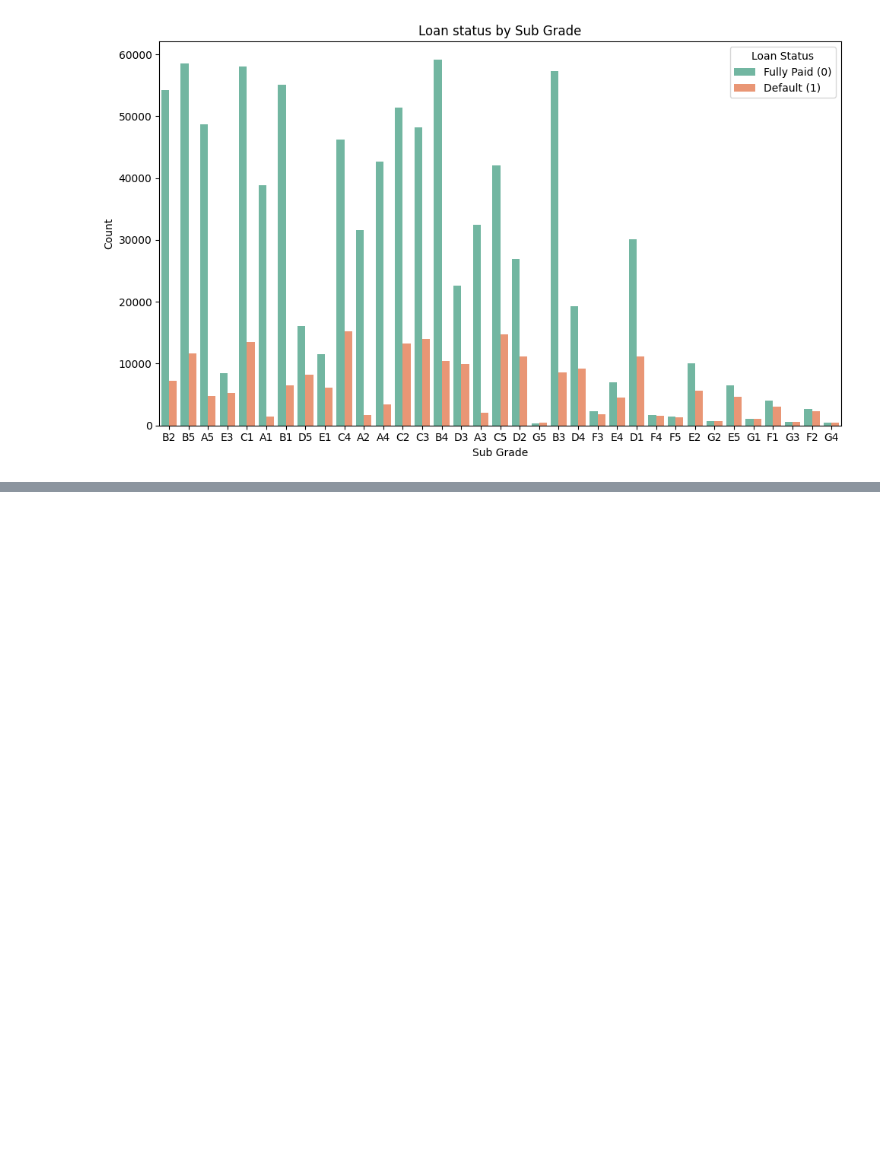
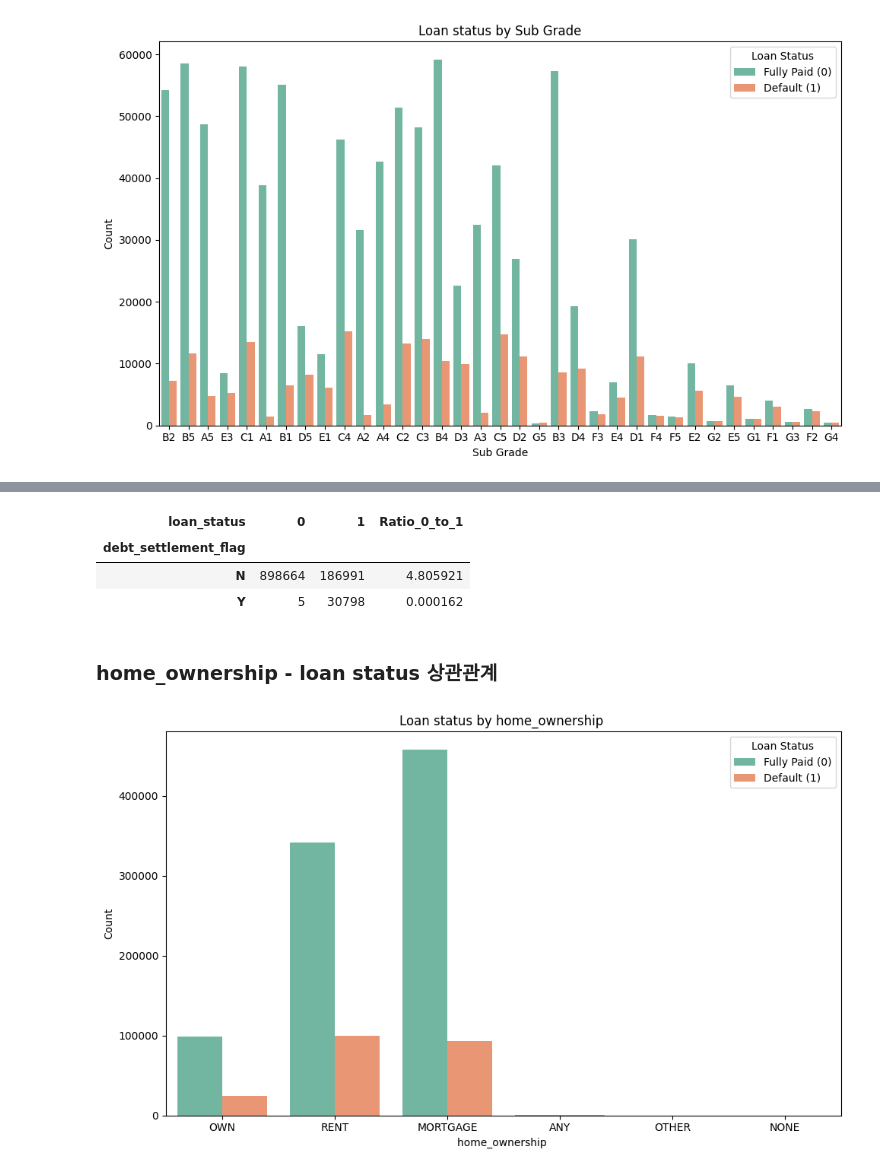
Before and after one commit to Seungminin/Data_Analysis_lending-club, a Jupyter notebook: VAE-CTGAN/VAE_CTGAN_data_analysis.ipynb, the cells around one changed output, grey strips where cells are left out. Saved outputs shown, nothing was run; the diff lists cells and outputs as text; code cells hidden in the pictures; blank space fills up the shorter version.

```diff
--- a/VAE-CTGAN/VAE_CTGAN_data_analysis.ipynb
+++ b/VAE-CTGAN/VAE_CTGAN_data_analysis.ipynb
@@ -88,0 +177,23 @@ plt.show()
+# %%
+debt_settlement_counts = data.groupby(['debt_settlement_flag', 'loan_status']).size().unstack(fill_value = 0)
+debt_settlement_counts['Ratio_0_to_1'] = debt_settlement_counts[0] / (debt_settlement_counts[1]+1e-6)
+debt_settlement_counts
+# %% [output]
+| loan_status | 0 | 1 | Ratio_0_to_1 |
+| debt_settlement_flag |  |  |  |
+| N | 898664 | 186991 | 4.805921 |
+| Y | 5 | 30798 | 0.000162 |
+# %% [markdown]
+### home_ownership - loan status 상관관계
+# %%
+plt.figure(figsize=(10,6))
+sns.countplot(data = data, x='home_ownership', hue='loan_status', palette='Set2')
+plt.title("Loan status by home_ownership ")
+plt.xlabel("home_ownership ")
+plt.ylabel("Count")
+#plt.xticks(rotation = 45)
+plt.legend(title='Loan Status', labels=['Fully Paid (0)', 'Default (1)'])
+plt.tight_layout()
+plt.show()
+# %% [output]
+[figure, added]
```
Also changed, not shown: parts of 12 cells of this notebook.
